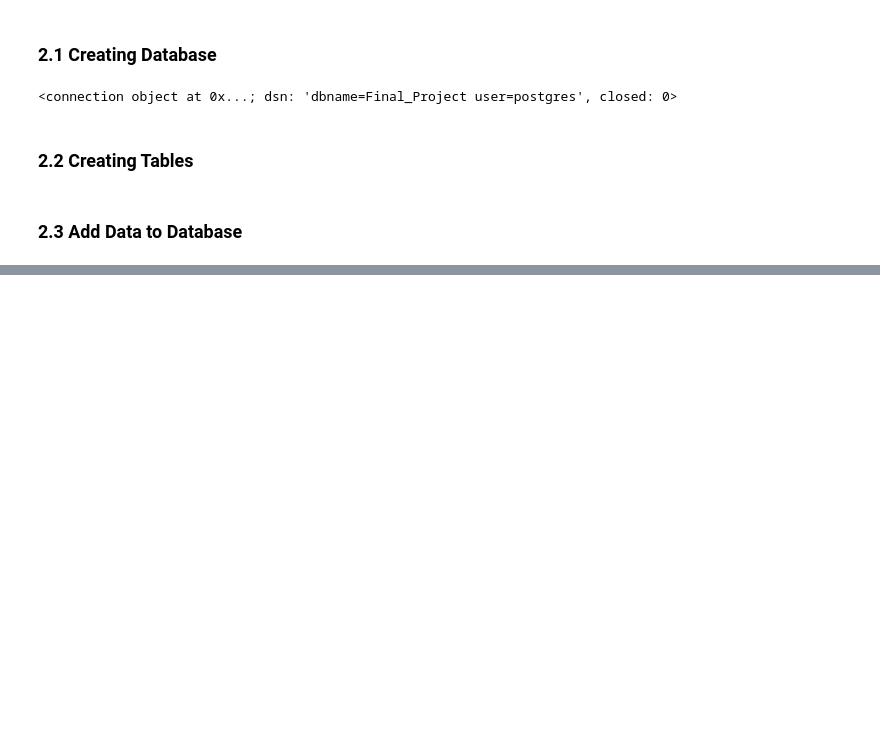
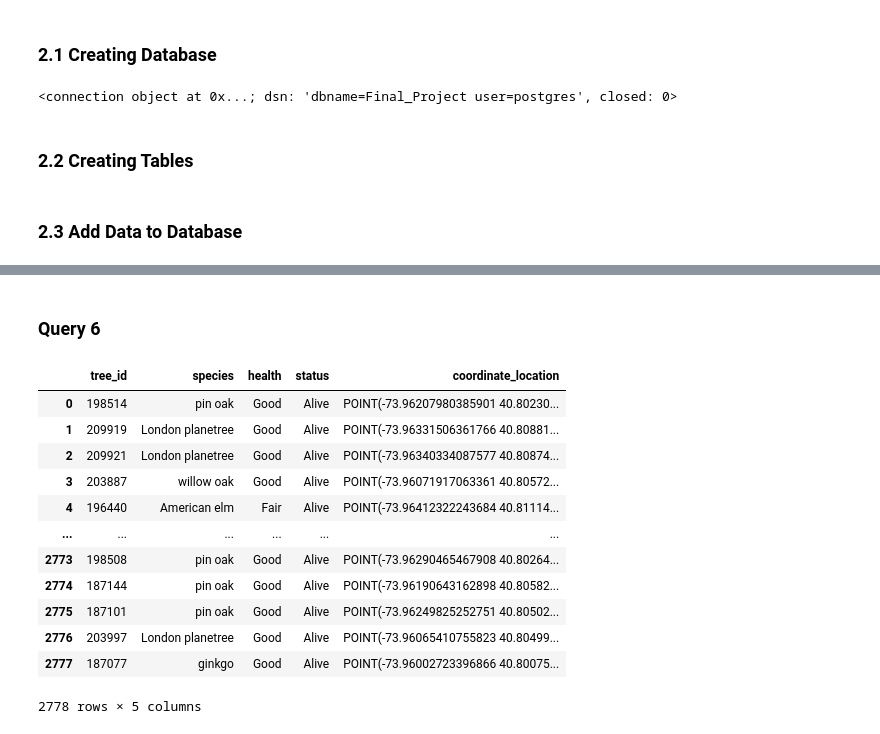
Before and after one commit to YajieLi10/4501-Final-Project, a Jupyter notebook: Final_Project_Part1&2&3.ipynb, the cells around one changed output, grey strips where cells are left out. Saved outputs shown, nothing was run; the diff lists cells and outputs as text; code cells hidden in the pictures; blank space fills up the shorter version.

```diff
--- a/Final_Project_Part1&2.ipynb
+++ b/Final_Project_Part1&2&3.ipynb
@@ -492,0 +680,4 @@ write_dataframes_to_table(tablename_to_dataframe)
+# %%
+with engine.connect() as connection:
+    df = pd.read_sql_query(QUERY_4, connection)
+df
@@ -492,0 +698,11 @@ write_dataframes_to_table(tablename_to_dataframe)
+# %%
+QUERY_5_FILENAME = QUERY_DIR / "Greenery_Geometry"
+
+QUERY_5 =  """
+SELECT trees.zip_code, COUNT(*) AS num_trees
+FROM trees
+JOIN zipcodes ON ST_Contains(zipcodes.geometry, trees.geometry)
+GROUP BY trees.zip_code
+ORDER BY num_trees DESC
+LIMIT 10
+"""
@@ -492,0 +711,4 @@ write_dataframes_to_table(tablename_to_dataframe)
+# %%
+with engine.connect() as connection:
+    df = pd.read_sql_query(QUERY_5, connection)
+df
@@ -492,0 +727,22 @@ write_dataframes_to_table(tablename_to_dataframe)
+# %% [markdown]
+### Query 6
+# %%
+latitude = 40.80737875669467
+longitude = -73.96253174434912
+radius = 1/2 * 1609.34
+
+QUERY_6_FILENAME = QUERY_DIR / "Area_Geometry"
+
+QUERY_6 = f"""
+SELECT
+    tree_id,
+    species,
+    health,
+    status,
+    ST_AsText(ST_GeomFromWKB(geometry)) as coordinate_location
+FROM trees
+WHERE
+    ST_DistanceSphere(
+    ST_GeomFromText('POINT({longitude} {latitude})',4326),
+    trees.geometry) <= {radius}
+"""
@@ -492,0 +751,18 @@ write_dataframes_to_table(tablename_to_dataframe)
+# %%
+with engine.connect() as connection:
+    df = pd.read_sql_query(QUERY_6, connection)
+df
+# %% [output]
+|  | tree_id | species | health | status | coordinate_location |
+| 0 | 198514 | pin oak | Good | Alive | POINT(-73.96207980385901 40.80230... |
+| 1 | 209919 | London planetree | Good | Alive | POINT(-73.96331506361766 40.80881... |
+| 2 | 209921 | London planetree | Good | Alive | POINT(-73.96340334087577 40.80874... |
+| 3 | 203887 | willow oak | Good | Alive | POINT(-73.96071917063361 40.80572... |
+| 4 | 196440 | American elm | Fair | Alive | POINT(-73.96412322243684 40.81114... |
+| ... | ... | ... | ... | ... | ... |
+| 2773 | 198508 | pin oak | Good | Alive | POINT(-73.96290465467908 40.80264... |
+| 2774 | 187144 | pin oak | Good | Alive | POINT(-73.96190643162898 40.80582... |
+| 2775 | 187101 | pin oak | Good | Alive | POINT(-73.96249825252751 40.80502... |
+| 2776 | 203997 | London planetree | Good | Alive | POINT(-73.96065410755823 40.80499... |
+| 2777 | 187077 | ginkgo | Good | Alive | POINT(-73.96002723396866 40.80075... |
+2778 rows × 5 columns
```
Also changed, not shown: parts of 23 cells of this notebook.
